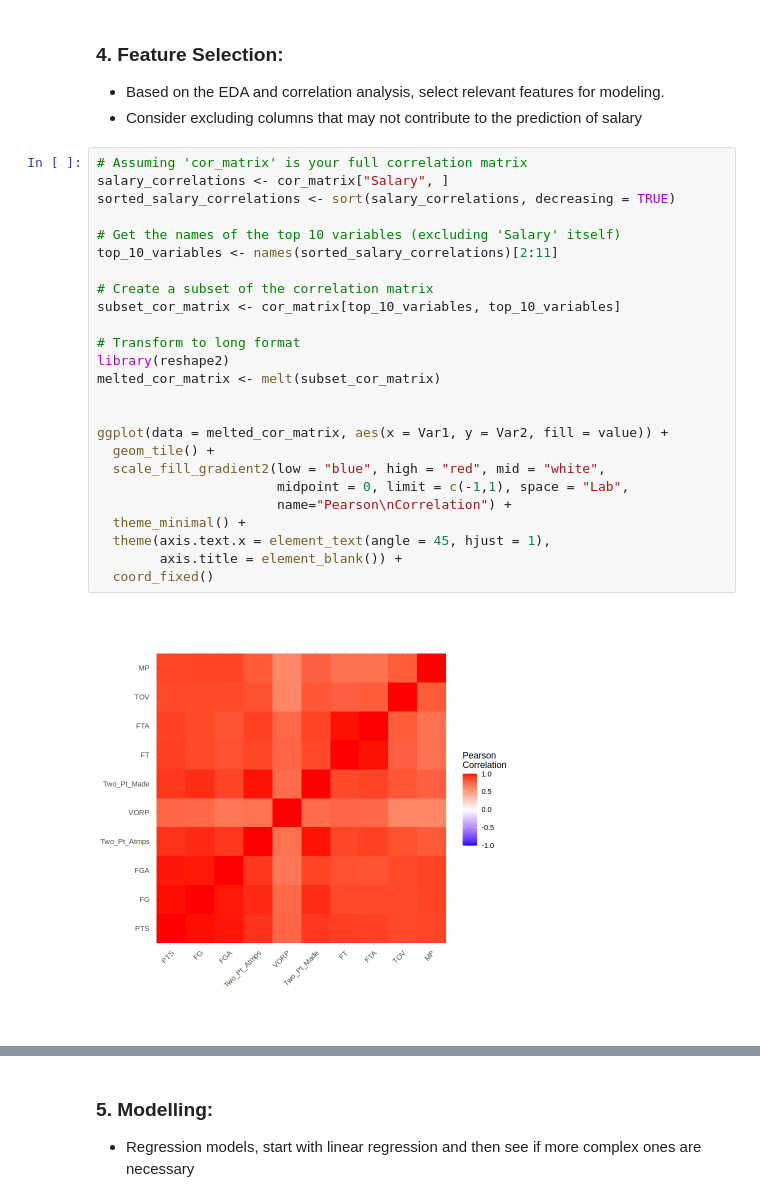
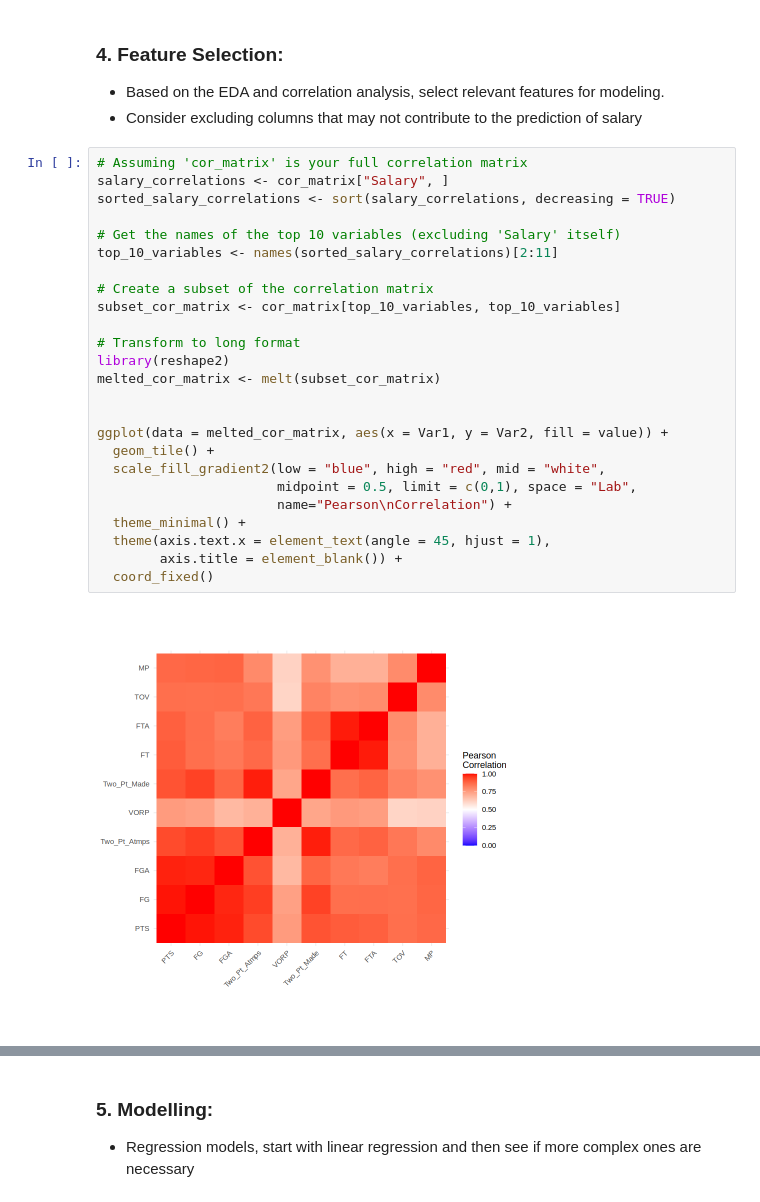
Before and after one commit to jhcrowley/DCSI-100-Group-33, a Jupyter notebook: DSCI_Final_Project_V1.ipynb, the cells around one changed output, grey strips where cells are left out. Drawn from its saved outputs; the diff is of its cells as text.

```diff
--- a/DSCI_Final_Project_V1.ipynb
+++ b/DSCI_Final_Project_V1.ipynb
@@ -351,30 +362,30 @@ An effective, visual way to do this would be to use a heatmap.
 # %%
 # Assuming 'cor_matrix' is your full correlation matrix
 salary_correlations <- cor_matrix["Salary", ]
 sorted_salary_correlations <- sort(salary_correlations, decreasing = TRUE)
 
 # Get the names of the top 10 variables (excluding 'Salary' itself)
 top_10_variables <- names(sorted_salary_correlations)[2:11]
 
 # Create a subset of the correlation matrix
 subset_cor_matrix <- cor_matrix[top_10_variables, top_10_variables]
 
 # Transform to long format
 library(reshape2)
 melted_cor_matrix <- melt(subset_cor_matrix)
 
 
 ggplot(data = melted_cor_matrix, aes(x = Var1, y = Var2, fill = value)) +
   geom_tile() +
   scale_fill_gradient2(low = "blue", high = "red", mid = "white",
-                       midpoint = 0, limit = c(-1,1), space = "Lab",
+                       midpoint = 0.5, limit = c(0,1), space = "Lab",
                        name="Pearson\nCorrelation") +
   theme_minimal() +
   theme(axis.text.x = element_text(angle = 45, hjust = 1),
         axis.title = element_blank()) +
   coord_fixed()
 # %% [output]
-[figure, old version]
+[figure, new version]
 # %% [markdown]
 This is a great heatmap, with lots of useful information. From the heatmap, we can identity which stats are telling us similar information (basically, which ones have high correlation with eachother) in which case we can just select one of them. Let's go through each variable:
 
```
Also changed, not shown: parts of 9 cells of this notebook.
